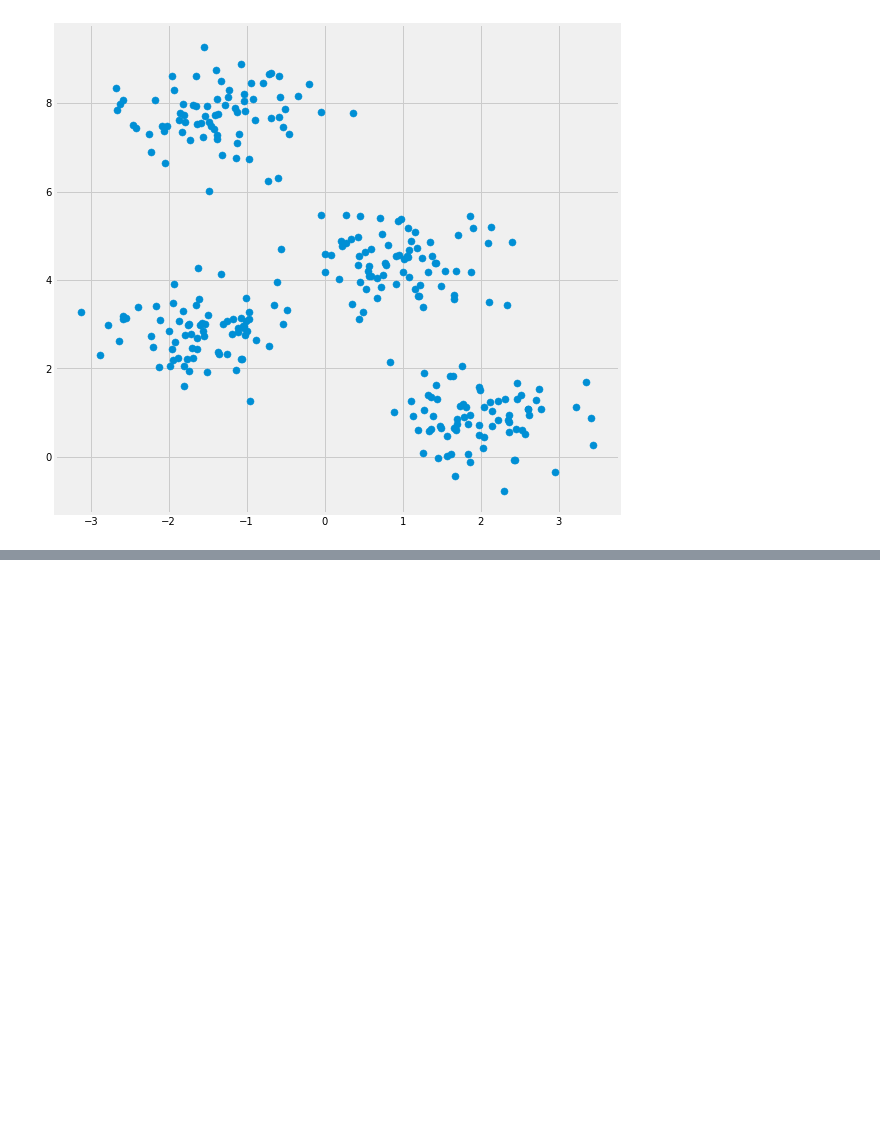
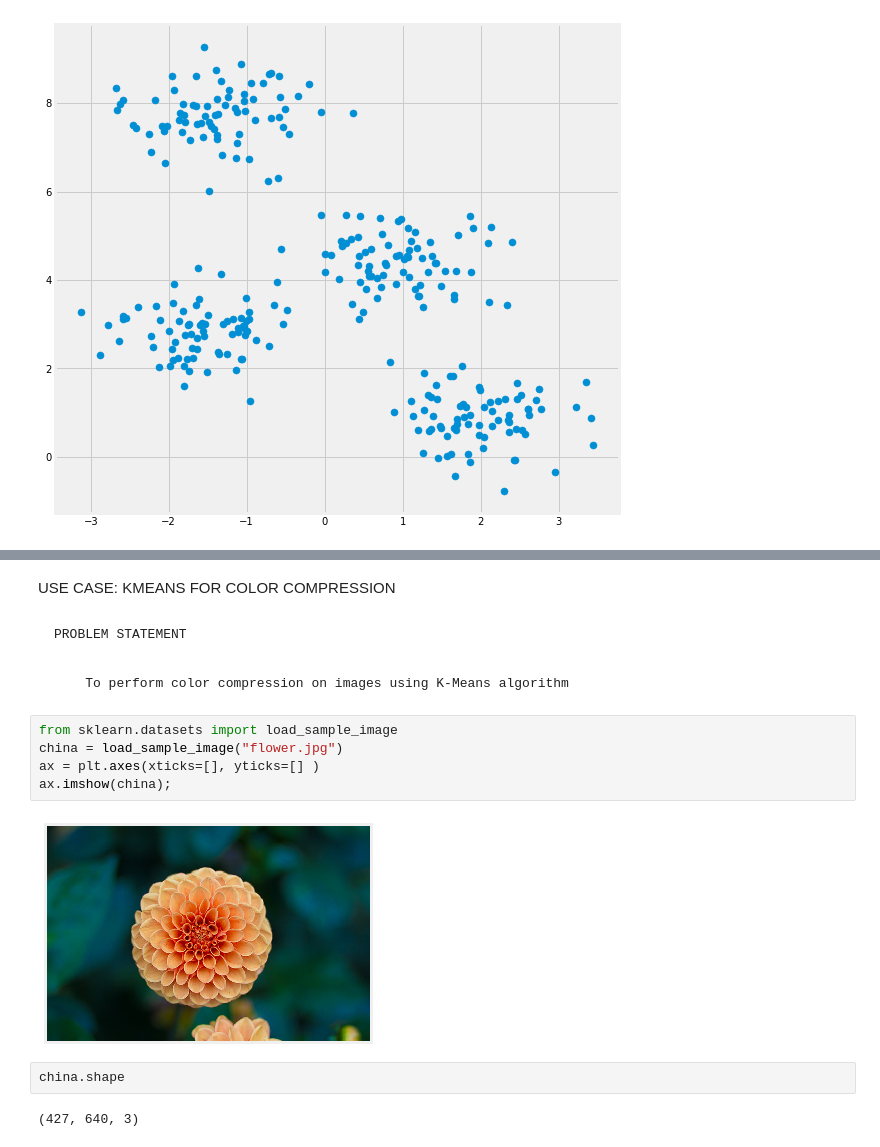
Before and after one commit to nassersaazi/ml_models, a Jupyter notebook: ml_simplilearn.ipynb, the cells around one changed output, grey strips where cells are left out. Drawn from its saved outputs; the diff is of its cells as text; blank space fills up the shorter version.

Commit message:
An overview of some ml algorithms

```diff
--- a/ml_simplilearn.ipynb
+++ b/ml_simplilearn.ipynb
@@ -309,0 +310,17 @@ NameError: name 'X' is not defined
+# %% [markdown]
+USE CASE: KMEANS FOR COLOR COMPRESSION
+# %% [markdown]
+    PROBLEM STATEMENT
+# %% [markdown]
+        To perform color compression on images using K-Means algorithm
+# %%
+from sklearn.datasets import load_sample_image
+china = load_sample_image("flower.jpg")
+ax = plt.axes(xticks=[], yticks=[] )
+ax.imshow(china);
+# %% [output]
+[figure, added]
+# %%
+china.shape
+# %% [output]
+(427, 640, 3)
```
Also changed, not shown: parts of 4 cells of this notebook.
